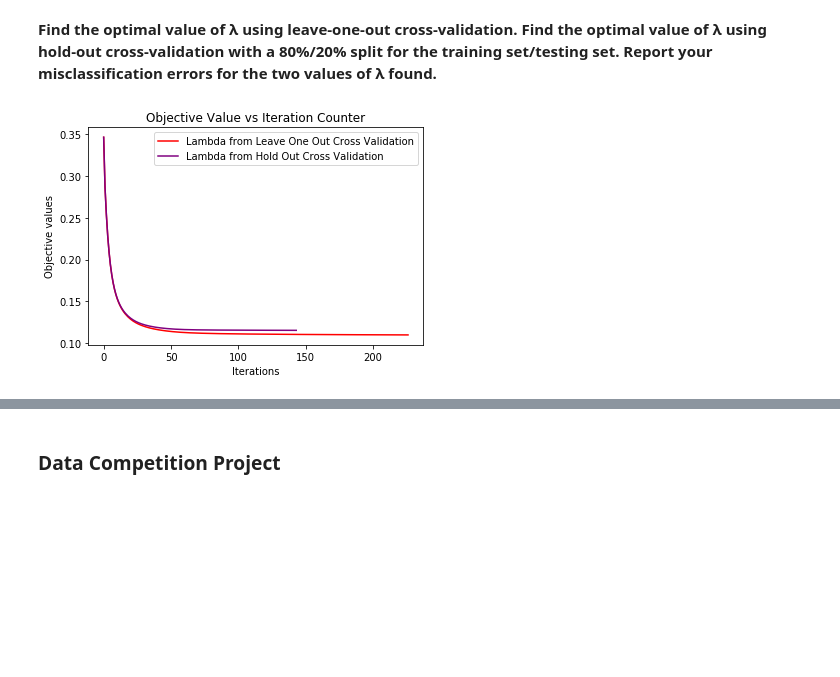
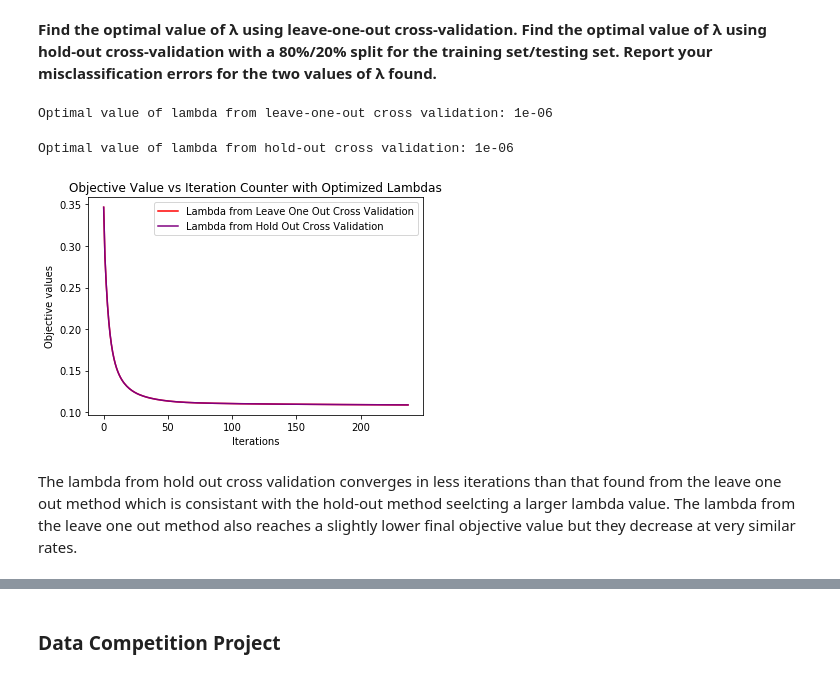
Before and after one commit to TaraWilson17/data558, a Jupyter notebook: midterm.ipynb, the cells around one changed output, grey strips where cells are left out. Drawn from its saved outputs; the diff is of its cells as text; code cells hidden in the pictures; blank space fills up the shorter version.

```diff
--- a/midterm.ipynb
+++ b/midterm.ipynb
@@ -129,7 +130,7 @@ def myrhologistic(X, y, stepSize, targetAccuracy, rho, lamb):
         - rho: factor for logistic loss
         - lambda: scalar multiplicative factor for regularization penalty
     Outputs:
-        - betas: vector of improved betas after final iteration
+        - betas: vector of improved betas after each iteration
         - objs: vector of objective values for each iteration
     """
     beta = np.zeros((X.shape[1], 1))
@@ -320,8 +334,19 @@ def leaveOneOutCrossValidation(X, y, lambdas, epsilon, rho):
 # %%
 def holdOutCrossValidation(X, y, lambdas, epsilon, rho):
-    X_train, X_test, y_train, y_test = train_test_split(X, y, test_size=0.2)
+    """
+    Finds optimal value of lambda from input options using hold out cross validation method
+    Inputs:
+        - X: x-data used to train model
+        - y: y-data used to train model
+        - lambdas: array of lambda values to try as optimal
+        - epsilon: target accuracy for stopping criteria of logistic regression
+        - rho: value of rho parameter to train logistic loss model with
+    Outputs:
+        - optimized lambda value chosen from input array
+    """
+    X_train, X_test, y_train, y_test = train_test_split(X, y, test_size=0.2) # 80%/20% split
     optimizedLamb = 0
-    misclassificationRate = 1
+    misclassificationRate = 1 # set this at max
     for lamb in lambdas:
         n = len(X_train)
         eq = (1/n * X_train.T.dot(X_train))
@@ -339,9 +364,10 @@ using hold-out cross-validation with a 80%/20% split for the training set/testin
 your misclassification errors for the two values of λ found.**
 # %%
 # leave one out cross validation
-lambdas = [0.0001, 0.001, 0.01, 0.1, 1, 10, 100]
-lOOLamb = 0.0001 #
-#lOOLamb = leaveOneOutCrossValidation(X_train, y_train, lambdas, 0.001, 2)
+lambdas = [0.000001, 0.00001, 0.0001, 0.001, 0.01, 0.1, 1, 10, 100, 1000]
+lOOLamb = leaveOneOutCrossValidation(X_train, y_train, lambdas, 0.001, 2)
+
+print("Optimal value of lambda from leave-one-out cross validation:", lOOLamb)
 
 # find starting step size for new lambda from leave one out cross validation
 n = len(X_train)
@@ -351,10 +377,14 @@ lOOInitialStepSize = 1 / (max(eigenVals) + lOOLamb)
 
 # train algorithm
 lOOBetas, lOOObjs = myrhologistic(X_train, y_train, lOOInitialStepSize, epsilon, rho, lOOLamb)
+# %% [output]
+Optimal value of lambda from leave-one-out cross validation: 1e-06
 # %%
 # hold out cross validation
-lambdas = [0.0001, 0.001, 0.01, 0.1, 1, 10]
+lambdas = [0.000001, 0.00001, 0.0001, 0.001, 0.01, 0.1, 1, 10, 100, 1000]
 hOLamb = holdOutCrossValidation(X_train, y_train, lambdas, 0.001, 2)
+
+print("Optimal value of lambda from hold-out cross validation:", hOLamb)
 
 # find starting step size for new lambda from hold out cross validation
 n = len(X_train)
@@ -364,17 +394,21 @@ hOInitialStepSize = 1 / (max(eigenVals) + hOLamb)
 
 # train algorithm
 hOBetas, hOObjs = myrhologistic(X_train, y_train, hOInitialStepSize, epsilon, rho, hOLamb)
+# %% [output]
+Optimal value of lambda from hold-out cross validation: 1e-06
 # %%
 # plot objective values
 plt.plot(lOOObjs, color = "red")
 plt.plot(hOObjs, color = "purple")
 plt.ylabel("Objective values")
 plt.xlabel("Iterations")
-plt.title("Objective Value vs Iteration Counter")
+plt.title("Objective Value vs Iteration Counter with Optimized Lambdas")
 plt.legend(["Lambda from Leave One Out Cross Validation", "Lambda from Hold Out Cross Validation"])
 plt.show()
 # %% [output]
-[figure, old version]
+[figure, new version]
+# %% [markdown]
+The lambda from hold out cross validation converges in less iterations than that found from the leave one out method which is consistant with the hold-out method seelcting a larger lambda value. The lambda from the leave one out method also reaches a slightly lower final objective value but they decrease at very similar rates.
 # %%
 # calculate misclassification error on training set
 lOOMisclassification = calcMisclassificationError(X_train, y_train, lOOBetas)
```
Also changed, not shown: parts of 27 cells of this notebook, 1 other file.
